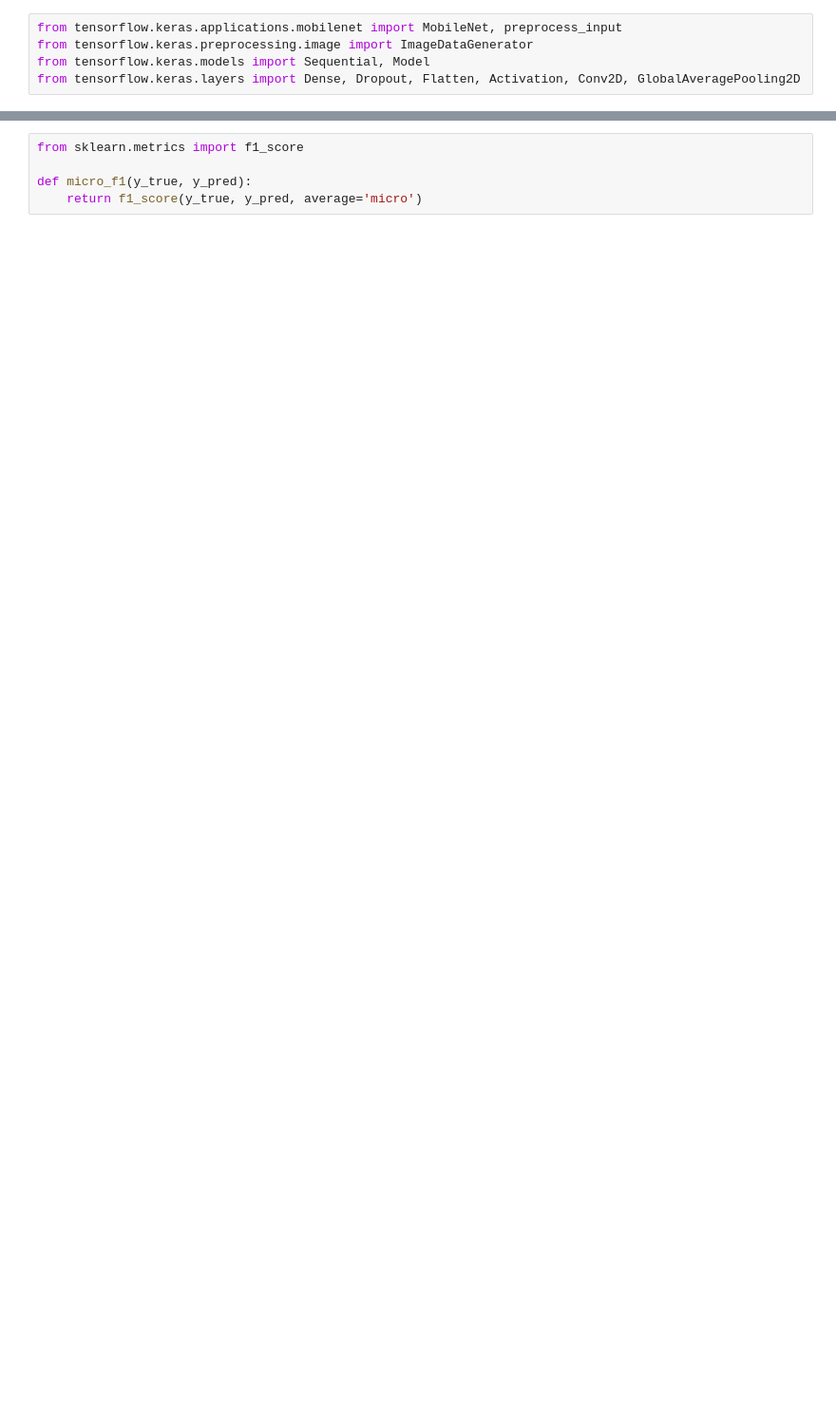
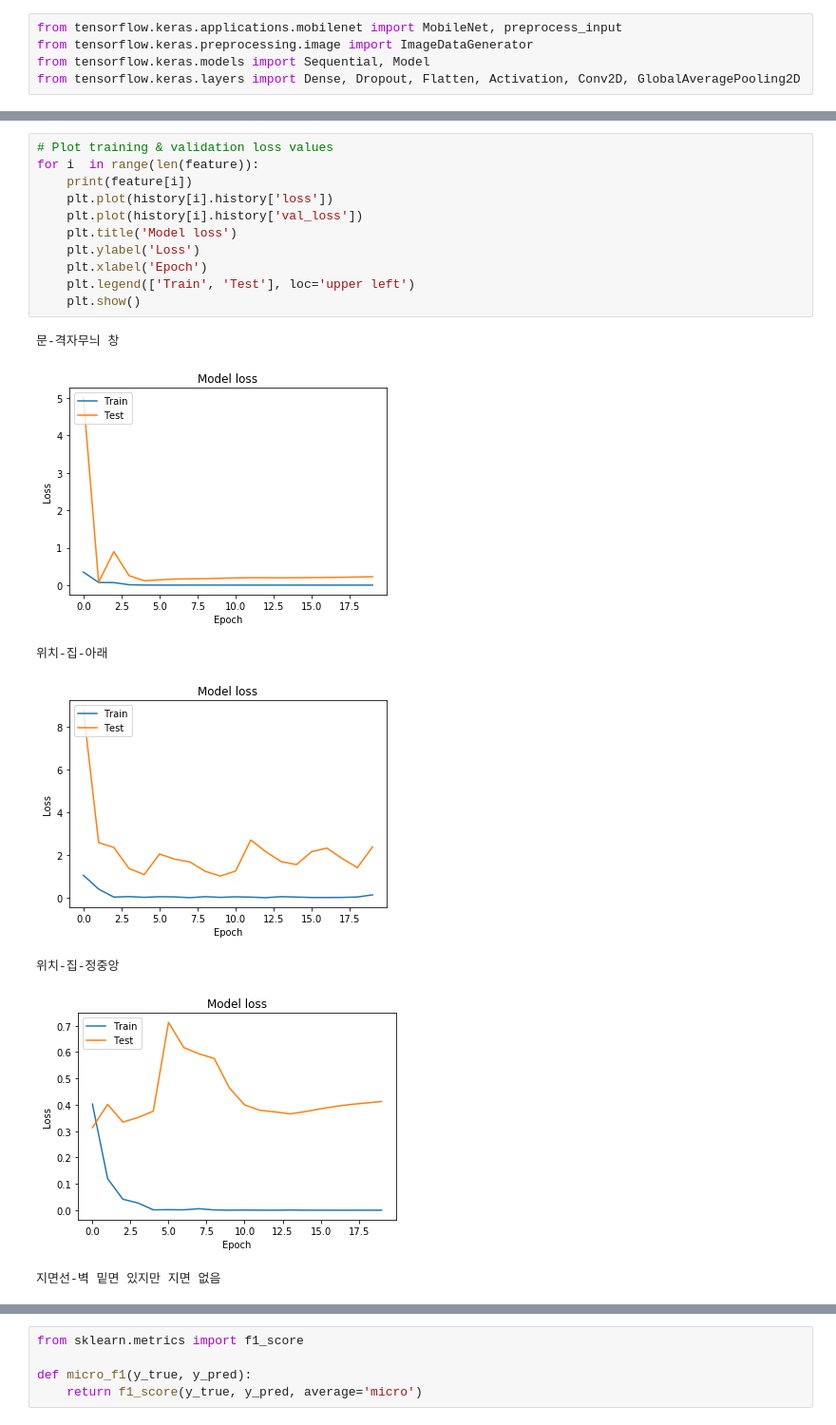
Before and after one commit to dhukim/HTP-Analysis-Project, a Jupyter notebook: image classification keras.ipynb, the cells around one changed output, grey strips where cells are left out. Shown at 95% size. Saved outputs shown, nothing was run; the diff lists cells and outputs as text; blank space fills up the shorter version.

```diff
--- a/image classification keras.ipynb
+++ b/image classification keras.ipynb
@@ -286,0 +381,19 @@ _________________________________________________________________
+# %%
+# Plot training & validation loss values
+for i  in range(len(feature)):
+    print(feature[i])
+    plt.plot(history[i].history['loss'])
+    plt.plot(history[i].history['val_loss'])
+    plt.title('Model loss')
+    plt.ylabel('Loss')
+    plt.xlabel('Epoch')
+    plt.legend(['Train', 'Test'], loc='upper left')
+    plt.show()
+# %% [output]
+문-격자무늬 창
+[figure, added]
+위치-집-아래
+[figure, added]
+위치-집-정중앙
+[figure, added]
+지면선-벽 밑면 있지만 지면 없음
```
Also changed, not shown: parts of 31 cells of this notebook, 2 other files.
